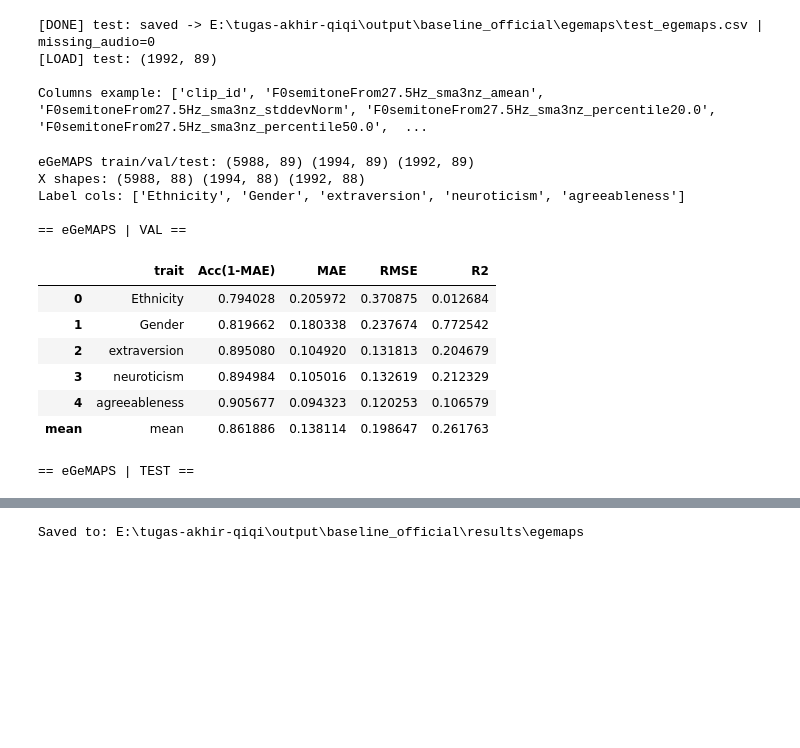
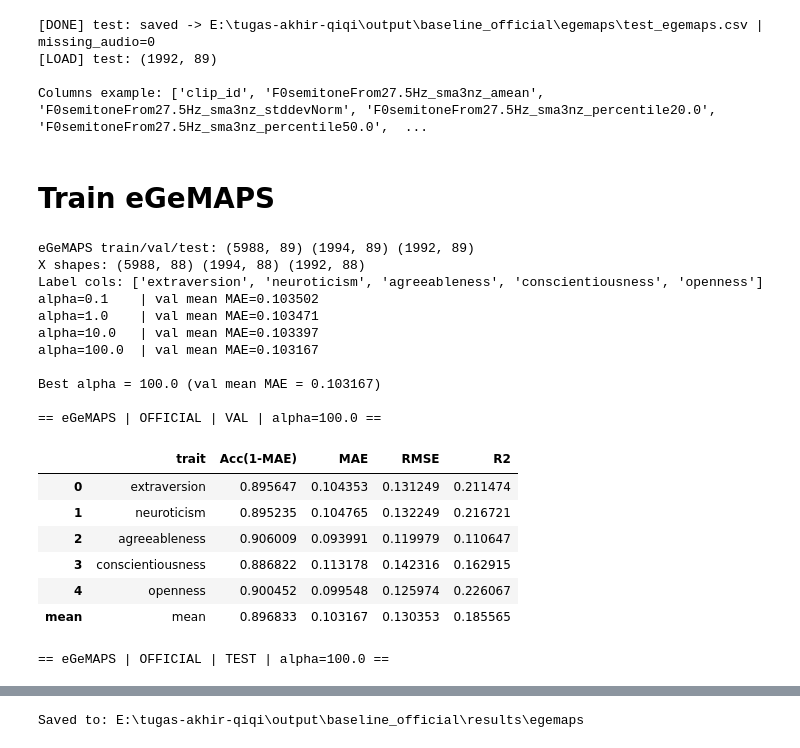
Before and after one commit to qiqioberon/tugas-akhir-qq, a Jupyter notebook: code/skenario_baseline_official.ipynb, the cells around one changed output, grey strips where cells are left out. Cells and saved outputs as stored; diff of their text form; code cells hidden in the pictures; blank space fills up the shorter version.

```diff
--- a/code/skenario_baseline_official.ipynb
+++ b/code/skenario_baseline_official.ipynb
@@ -1147,9 +1234,11 @@ EG_DIR: E:\tugas-akhir-qiqi\output\baseline_official\egemaps
 [LOAD] test: (1992, 89)
 
 Columns example: ['clip_id', 'F0semitoneFrom27.5Hz_sma3nz_amean', 'F0semitoneFrom27.5Hz_sma3nz_stddevNorm', 'F0semitoneFrom27.5Hz_sma3nz_percentile20.0', 'F0semitoneFrom27.5Hz_sma3nz_percentile50.0',  ...
+# %% [markdown]
+# **Train eGeMAPS**
 # %%
 # =========================
-# eGeMAPS -> StandardScaler + Ridge (baseline) + Eval + Save
+# eGeMAPS (OFFICIAL) -> StandardScaler + Ridge + Tuning alpha + Eval + Save
 # =========================
 
 import numpy as np
@@ -1159,12 +1248,12 @@ from sklearn.preprocessing import StandardScaler
 from sklearn.linear_model import Ridge
 from sklearn.multioutput import MultiOutputRegressor
 from sklearn.metrics import mean_absolute_error, mean_squared_error, r2_score
-import joblib
+import joblib, json
 
 EG_DIR = ROOT / "output" / "baseline_official" / "egemaps"
 assert EG_DIR.exists(), f"EG_DIR tidak ada: {EG_DIR}"
 
-# --- load eGeMAPS features (kalau belum ada di memory)
+# --- load eGeMAPS features
 eg_train = pd.read_csv(EG_DIR / "train_egemaps.csv")
 eg_val   = pd.read_csv(EG_DIR / "val_egemaps.csv")
 eg_test  = pd.read_csv(EG_DIR / "test_egemaps.csv")
@@ -1172,7 +1261,6 @@ eg_test  = pd.read_csv(EG_DIR / "test_egemaps.csv")
 print("eGeMAPS train/val/test:", eg_train.shape, eg_val.shape, eg_test.shape)
 
 # --- pastikan urutan sama dengan df_train/df_val/df_test (berdasarkan clip_id)
-# (ini penting kalau ada resume/append)
 eg_train = eg_train.set_index("clip_id").loc[df_train["clip_id"].astype(str)].reset_index()
 eg_val   = eg_val.set_index("clip_id").loc[df_val["clip_id"].astype(str)].reset_index()
 eg_test  = eg_test.set_index("clip_id").loc[df_test["clip_id"].astype(str)].reset_index()
@@ -1190,7 +1278,7 @@ print("X shapes:", X_train.shape, X_val.shape, X_test.shape)
 
 # --- detect label cols (5 trait) dari metadata
 def detect_label_cols(df):
-    exclude = set([c for c in df.columns if any(k in c.lower() for k in ["clip", "id", "path", "file", "group", "split"])])
+    exclude = set([c for c in df.columns if any(k in c.lower() for k in ["clip", "id", "path", "file", "group", "split", "ethnicity", "gender"])])
     num_cols = [c for c in df.columns if (c not in exclude) and pd.api.types.is_numeric_dtype(df[c])]
     if len(num_cols) < 5:
         raise ValueError(f"Kolom numerik kandidat label kurang dari 5: {num_cols}")
@@ -1209,15 +1297,34 @@ X_train_s = scaler.fit_transform(X_train)
 X_val_s   = scaler.transform(X_val)
 X_test_s  = scaler.transform(X_test)
 
-# --- regressor
-ridge = Ridge(alpha=1.0, random_state=42)
-model = MultiOutputRegressor(ridge)
-model.fit(X_train_s, y_train)
+# --- tuning alpha on VAL (mean MAE gabungan 5 trait)
+ALPHAS = [0.1, 1.0, 10.0, 100.0]  # boleh kamu perluas
+best_alpha = None
+best_val_mae = 1e9
+best_model = None
 
+for a in ALPHAS:
+    ridge = Ridge(alpha=a, random_state=42)
+    model = MultiOutputRegressor(ridge)
+    model.fit(X_train_s, y_train)
+
+    pred_val_tmp = model.predict(X_val_s)
+    mae_val_tmp = mean_absolute_error(y_val, pred_val_tmp)  # mean MAE
+    print(f"alpha={a:<6} | val mean MAE={mae_val_tmp:.6f}")
+
+    if mae_val_tmp < best_val_mae:
+        best_val_mae = mae_val_tmp
+        best_alpha = a
+        best_model = model
+
+print(f"\nBest alpha = {best_alpha} (val mean MAE = {best_val_mae:.6f})")
+
+# --- final predict pakai best_model
+model = best_model
 pred_val  = model.predict(X_val_s)
 pred_test = model.predict(X_test_s)
 
-# --- metrics (sesuai definisi Acc = 1 - MAE)
+# --- metrics (Acc = 1 - MAE)
 def metrics(y_true, y_pred, name=""):
     mae  = mean_absolute_error(y_true, y_pred, multioutput="raw_values")
     rmse = np.sqrt(mean_squared_error(y_true, y_pred, multioutput="raw_values"))
@@ -1230,43 +1337,59 @@ def metrics(y_true, y_pred, name=""):
         "MAE": mae,
         "RMSE": rmse,
         "R2": r2,
     })
     dfm.loc["mean"] = ["mean", acc.mean(), mae.mean(), rmse.mean(), r2.mean()]
     print(f"\n== {name} ==")
     display(dfm)
     return dfm
 
-m_val  = metrics(y_val,  pred_val,  "eGeMAPS | VAL")
-m_test = metrics(y_test, pred_test, "eGeMAPS | TEST")
+m_val  = metrics(y_val,  pred_val,  f"eGeMAPS | OFFICIAL | VAL | alpha={best_alpha}")
+m_test = metrics(y_test, pred_test, f"eGeMAPS | OFFICIAL | TEST | alpha={best_alpha}")
 
 # --- save outputs
 OUT_DIR = ROOT / "output" / "baseline_official" / "results" / "egemaps"
 OUT_DIR.mkdir(parents=True, exist_ok=True)
 
 pd.DataFrame({"clip_id": val_ids, **{f"pred_{c}": pred_val[:,i] for i,c in enumerate(label_cols)}})\
   .to_csv(OUT_DIR / "pred_val.csv", index=False)
 pd.DataFrame({"clip_id": test_ids, **{f"pred_{c}": pred_test[:,i] for i,c in enumerate(label_cols)}})\
   .to_csv(OUT_DIR / "pred_test.csv", index=False)
 
 m_val.to_csv(OUT_DIR / "metrics_val.csv", index=False)
 m_test.to_csv(OUT_DIR / "metrics_test.csv", index=False)
 
 joblib.dump(scaler, OUT_DIR / "scaler.joblib")
-joblib.dump(model, OUT_DIR / "ridge_multioutput.joblib")
+joblib.dump(model,  OUT_DIR / "ridge_multioutput.joblib")
+
+# meta (opsional)
+meta = {
+    "method": "egemaps",
+    "alpha": float(best_alpha) if best_alpha is not None else None,
+    "alphas_tried": ALPHAS,
+    "label_cols": label_cols,
+    "x_shapes": {"train": list(X_train.shape), "val": list(X_val.shape), "test": list(X_test.shape)},
+}
+(Path(OUT_DIR) / "meta.json").write_text(json.dumps(meta, indent=2), encoding="utf-8")
 
 print("\nSaved to:", OUT_DIR)
 # %% [output]
 eGeMAPS train/val/test: (5988, 89) (1994, 89) (1992, 89)
 X shapes: (5988, 88) (1994, 88) (1992, 88)
-Label cols: ['Ethnicity', 'Gender', 'extraversion', 'neuroticism', 'agreeableness']
+Label cols: ['extraversion', 'neuroticism', 'agreeableness', 'conscientiousness', 'openness']
+alpha=0.1    | val mean MAE=0.103502
+alpha=1.0    | val mean MAE=0.103471
+alpha=10.0   | val mean MAE=0.103397
+alpha=100.0  | val mean MAE=0.103167
 
-== eGeMAPS | VAL ==
+Best alpha = 100.0 (val mean MAE = 0.103167)
+
+== eGeMAPS | OFFICIAL | VAL | alpha=100.0 ==
 |  | trait | Acc(1-MAE) | MAE | RMSE | R2 |
-| 0 | Ethnicity | 0.794028 | 0.205972 | 0.370875 | 0.012684 |
-| 1 | Gender | 0.819662 | 0.180338 | 0.237674 | 0.772542 |
-| 2 | extraversion | 0.895080 | 0.104920 | 0.131813 | 0.204679 |
-| 3 | neuroticism | 0.894984 | 0.105016 | 0.132619 | 0.212329 |
-| 4 | agreeableness | 0.905677 | 0.094323 | 0.120253 | 0.106579 |
-| mean | mean | 0.861886 | 0.138114 | 0.198647 | 0.261763 |
+| 0 | extraversion | 0.895647 | 0.104353 | 0.131249 | 0.211474 |
+| 1 | neuroticism | 0.895235 | 0.104765 | 0.132249 | 0.216721 |
+| 2 | agreeableness | 0.906009 | 0.093991 | 0.119979 | 0.110647 |
+| 3 | conscientiousness | 0.886822 | 0.113178 | 0.142316 | 0.162915 |
+| 4 | openness | 0.900452 | 0.099548 | 0.125974 | 0.226067 |
+| mean | mean | 0.896833 | 0.103167 | 0.130353 | 0.185565 |
-== eGeMAPS | TEST ==
+== eGeMAPS | OFFICIAL | TEST | alpha=100.0 ==
 |  | trait | Acc(1-MAE) | MAE | RMSE | R2 |
```
Also changed, not shown: parts of 7 cells of this notebook, 30 other files.
